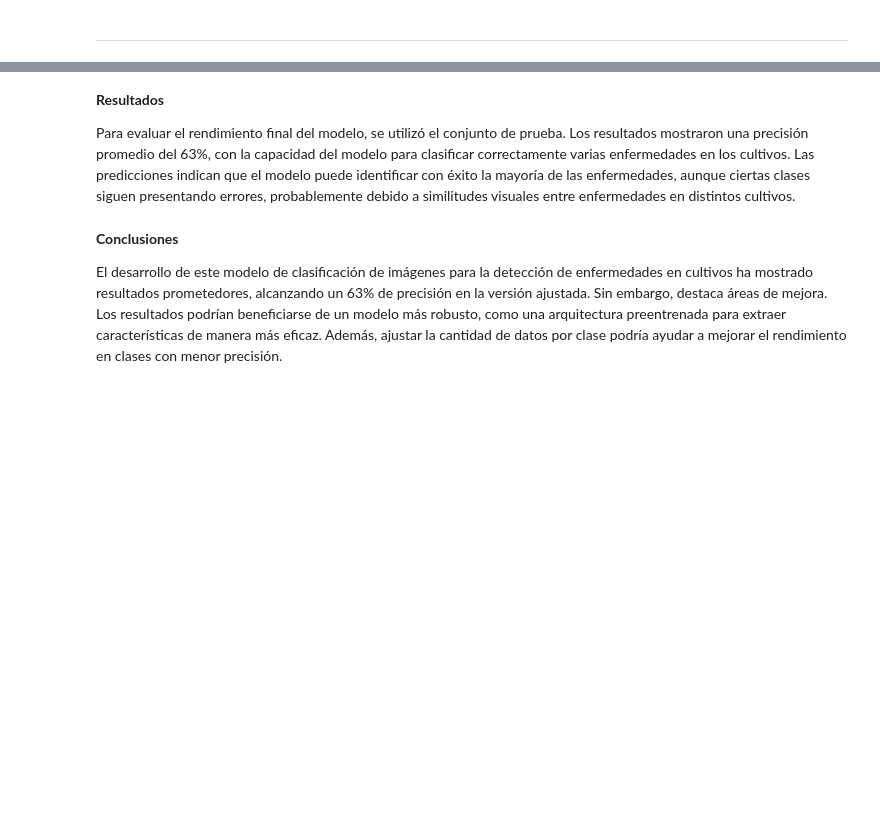
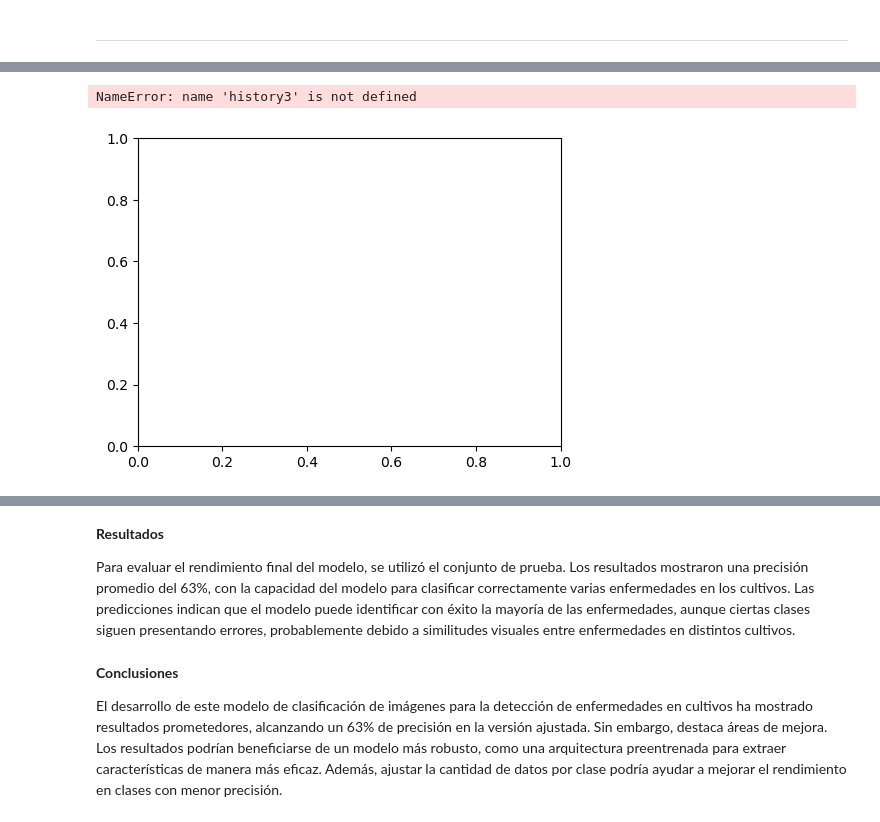
Before and after one commit to Alfredo-Azamar/Evidencia_M2_IA24, a Jupyter notebook: EvidenciaRetro_M2_A01798100.ipynb, the cells around one changed output, grey strips where cells are left out. Saved outputs shown, nothing was run; the diff lists cells and outputs as text; code cells hidden in the pictures; blank space fills up the shorter version.

```diff
--- a/EvidenciaRetro_M2_A01798100.ipynb
+++ b/EvidenciaRetro_M2_A01798100.ipynb
@@ -492,0 +626,22 @@ Reporte de clasificación:
+# %%
+# Gráfica de precisión y pérdida
+plt.figure(figsize=(12, 4))
+
+plt.subplot(1, 2, 1)
+plt.plot(history3.history['accuracy'], label='Entrenamiento')
+plt.plot(history3.history['val_accuracy'], label='Validación')
+plt.xlabel('Épocas')
+plt.ylabel('Precisión')
+plt.legend()
+
+plt.subplot(1, 2, 2)
+plt.plot(history3.history['loss'], label='Entrenamiento')
+plt.plot(history3.history['val_loss'], label='Validación')
+plt.xlabel('Épocas')
+plt.ylabel('Pérdida')
+plt.legend()
+
+plt.show()
+# %% [output]
+NameError: name 'history3' is not defined
+[figure, added]
```
Also changed, not shown: parts of 21 cells of this notebook.
